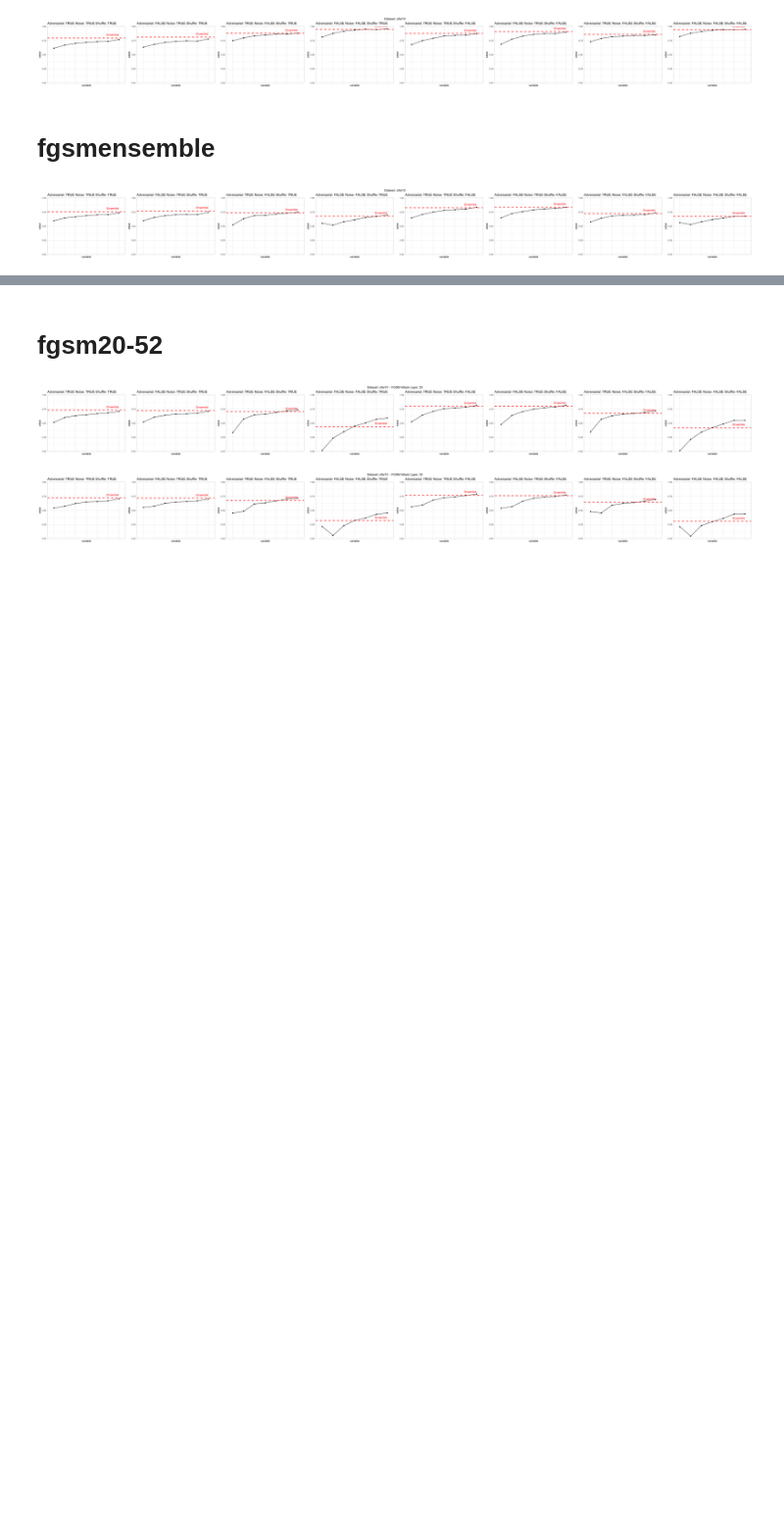
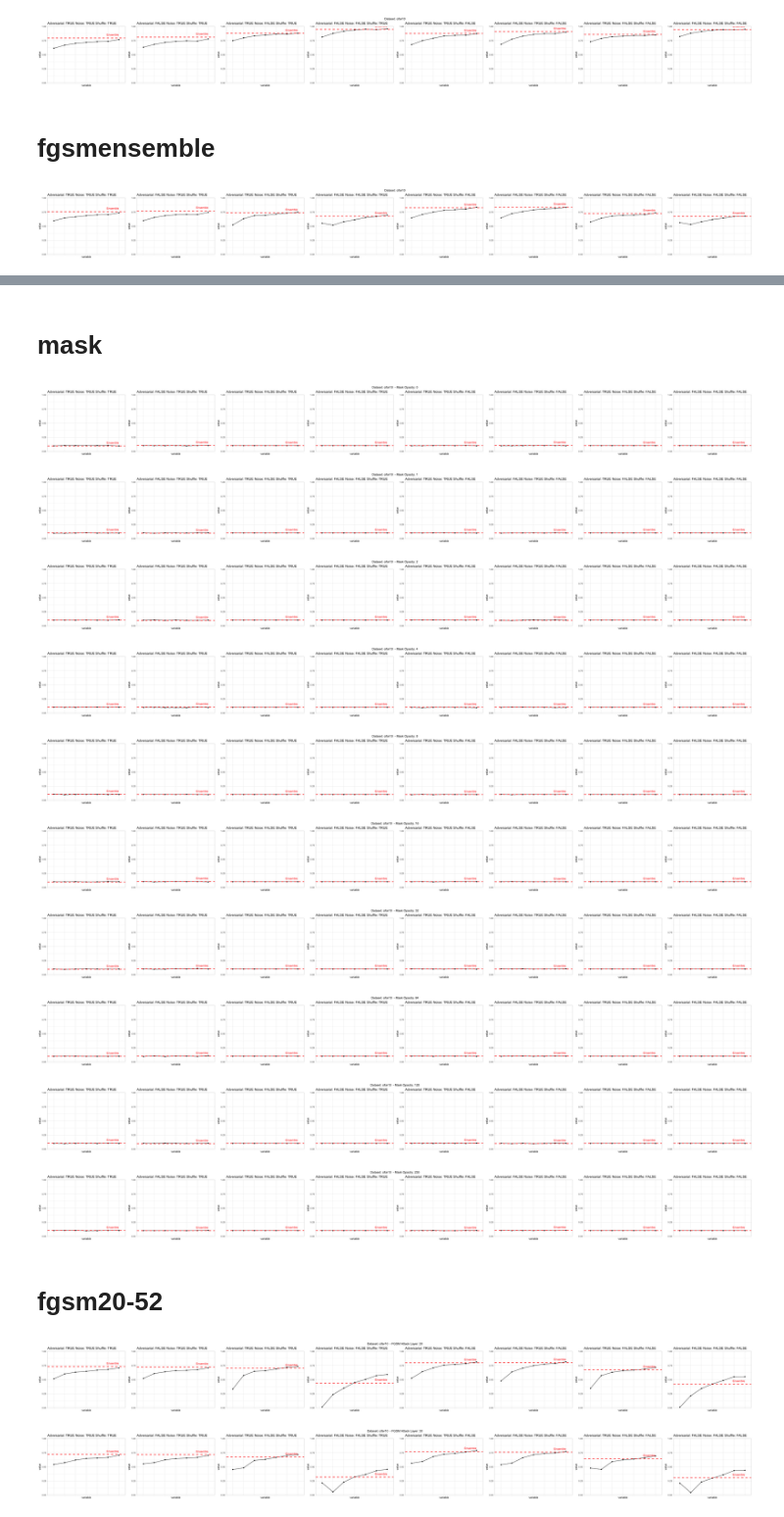
Before and after one commit to ETH-DISCO/self-ensembling, a Jupyter notebook: 2-self-ensemble/plot.ipynb, the cells around one changed output, grey strips where cells are left out. Shown at 98% size. Drawn from its saved outputs; the diff is of its cells as text; code cells hidden in the pictures; blank space fills up the shorter version.

```diff
--- a/2-self-ensemble/plot.ipynb
+++ b/2-self-ensemble/plot.ipynb
@@ -124,3 +169,63 @@ for (ds in unique(df$dataset)) {
+# %% [markdown]
+# mask
+# %%
+options(repr.plot.width=40, repr.plot.height=4)
+
+opacities <- c(0, 1, 2, 4, 8, 16, 32, 64, 128, 255)
+layers <- c(20, 30, 35, 40, 45, 50, 52)
+
+for (opacity in opacities) {
+
+    acc_cols <- paste0("mask_", opacity, "_layer_accs.", layers)
+    ensemble_acc_col <- paste0("mask_", opacity, "_ensemble_acc")
+
+    for (ds in unique(df$dataset)) {
+        df_ds <- df[df$dataset == ds,]
+
+        plots <- list()
+        combs <- expand.grid(
+            training_adversarial = c(TRUE, FALSE),
+            training_noise = c(TRUE, FALSE),
+            training_shuffle = c(TRUE, FALSE)
+        )
+        for (i in 1:nrow(combs)) {
+            filtered_df <- df_ds[df_ds$training_adversarial == combs$training_adversarial[i] &
+                        df_ds$training_noise == combs$training_noise[i] &
+                        df_ds$training_shuffle == combs$training_shuffle[i], ]
+
+            melted_df <- melt(filtered_df, measure.vars = acc_cols)
+
+            p <- ggplot(data = melted_df, aes(x = variable, y = value, group = 1)) +
+                geom_line() +
+                geom_point() +
+                ggtitle(paste(
+                    "Adversarial:", combs$training_adversarial[i],
+                    "Noise:", combs$training_noise[i],
+                    "Shuffle:", combs$training_shuffle[i]
+                )) +
+                theme_light() +
+                theme(axis.text.x = element_blank(), axis.ticks.x = element_blank()) +
+                geom_hline(yintercept = filtered_df[[ensemble_acc_col]][1], color = "red", linetype = "dashed", size = 1) +
+                annotate("text", x = length(acc_cols), y = filtered_df[[ensemble_acc_col]][1], label = "Ensemble", color = "red", vjust = -1.2, hjust = 1) +
+                scale_y_continuous(expand = c(0, 0), limits = c(0, 1))
+
+            plots[[i]] <- p
+        }
+
+        gridExtra::grid.arrange(grobs = plots, ncol = 8, top = paste("Dataset:", ds, " - Mask Opacity:", opacity))
+    }
+}
+# %% [output]
+[figure, added]
+[figure, added]
+[figure, added]
+[figure, added]
+[figure, added]
+[figure, added]
+[figure, added]
+[figure, added]
+[figure, added]
+[figure, added]
 # %% [markdown]
 # fgsm20-52
 # %%
```
Also changed, not shown: parts of 2 cells of this notebook.
